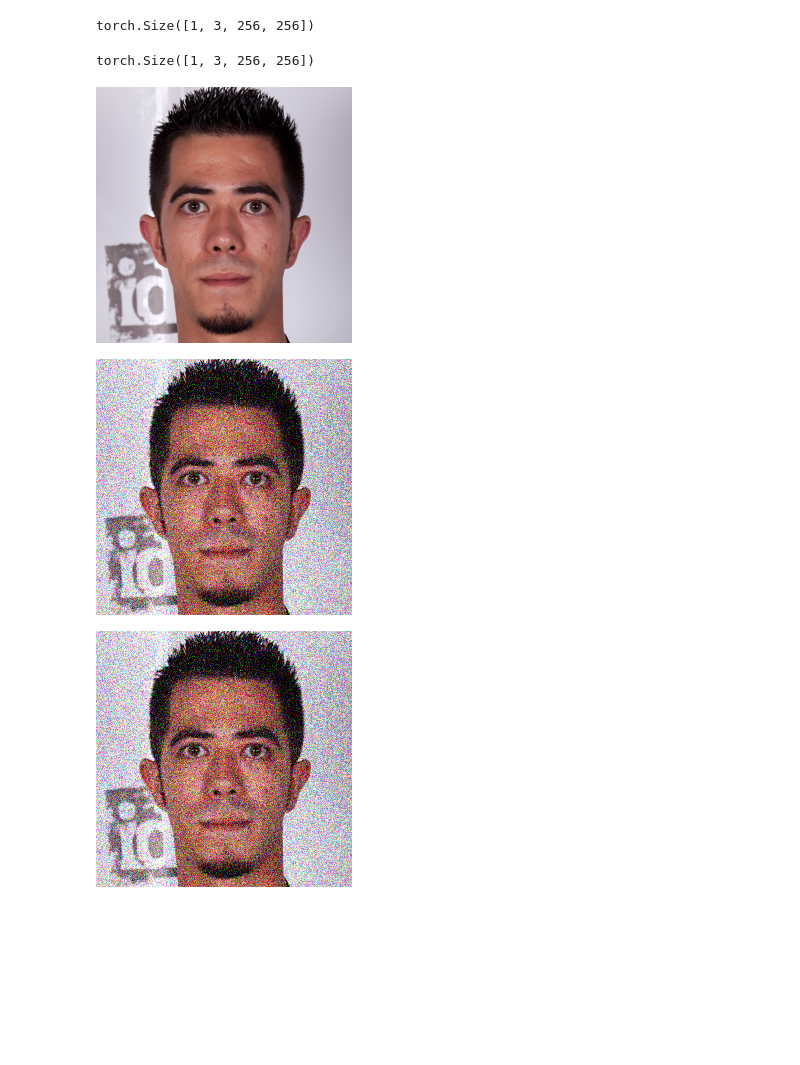
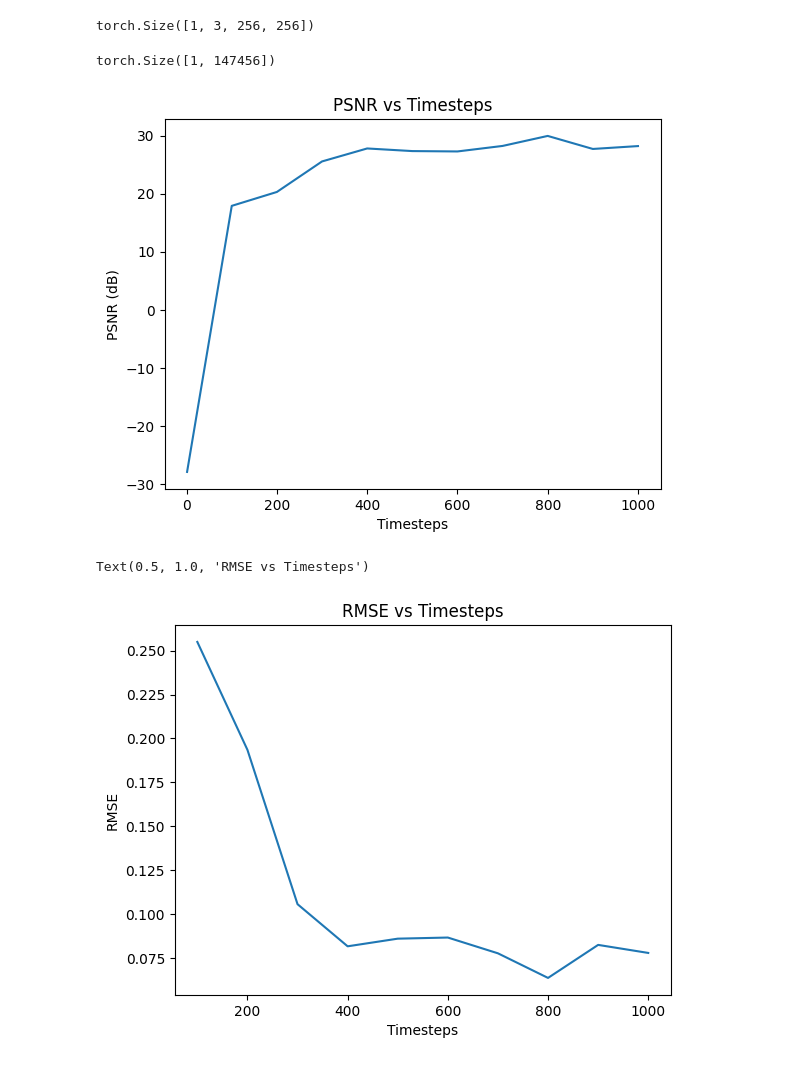
Before and after one commit to meilame-tayebjee/DiffusionRestoration, a Jupyter notebook: experiments_meilame.ipynb, the cells around one changed output. Drawn from its saved outputs; the diff is of its cells as text; code cells hidden in the pictures; blank space fills up the shorter version.

```diff
--- a/experiments_meilame.ipynb
+++ b/experiments_meilame.ipynb
@@ -210,4 +373,7 @@ missing_b = missing_g + 1
 missing = torch.cat([missing_r, missing_g, missing_b], dim=0)
 H_funcs = Inpainting(3, 256, missing, device)
 # %%
-y_0 = H_funcs.H(x_true)
+y_0 = H_funcs.H(x_true) + 0.1 * torch.randn_like(y_0)
+y_0.shape
+# %% [output]
+torch.Size([1, 147456])
@@ -355,12 +380,15 @@ ddrm=DDRM(model)
-# %%
-x_true.shape
-# %% [output]
-torch.Size([1, 3, 256, 256])
-# %%
-display_as_pilimg(x_true)
-sigma_noise=0.3
-display_as_pilimg(x_true+sigma_noise*torch.randn_like(x_true))
-# %% [output]
-[figure, removed]
-[figure, removed]
-[figure, removed]
+# %%
+plt.plot(Ts, psnrs)
+plt.xlabel('Timesteps')
+plt.ylabel('PSNR (dB)')
+plt.title('PSNR vs Timesteps')
+plt.show()
+
+plt.plot(Ts[1:], rmse[1:])
+plt.xlabel('Timesteps')
+plt.ylabel('RMSE')
+plt.title('RMSE vs Timesteps')
+# %% [output]
+[figure, added]
+Text(0.5, 1.0, 'RMSE vs Timesteps')
+[figure, added]
```
Also changed, not shown: parts of 20 cells of this notebook.
